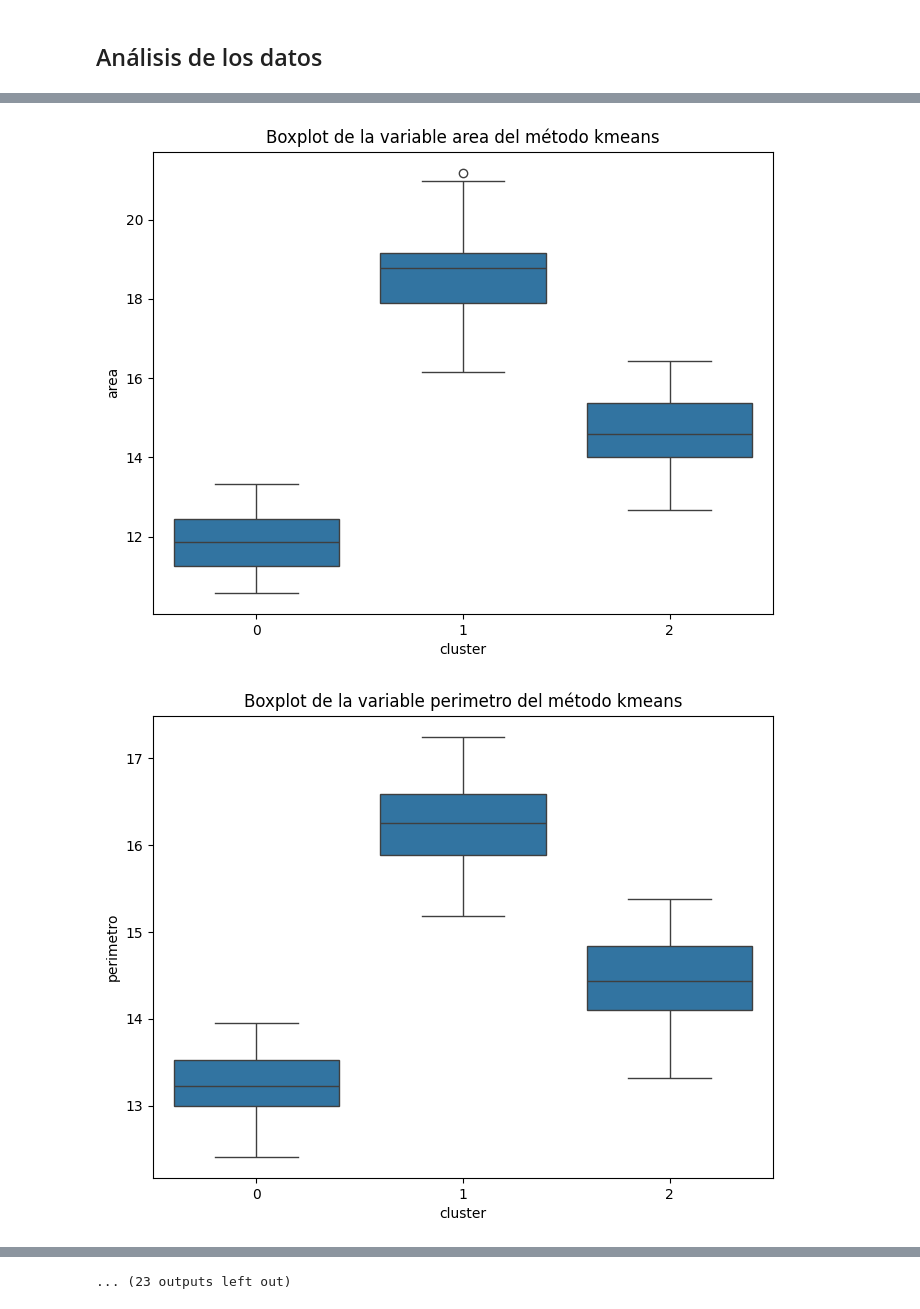
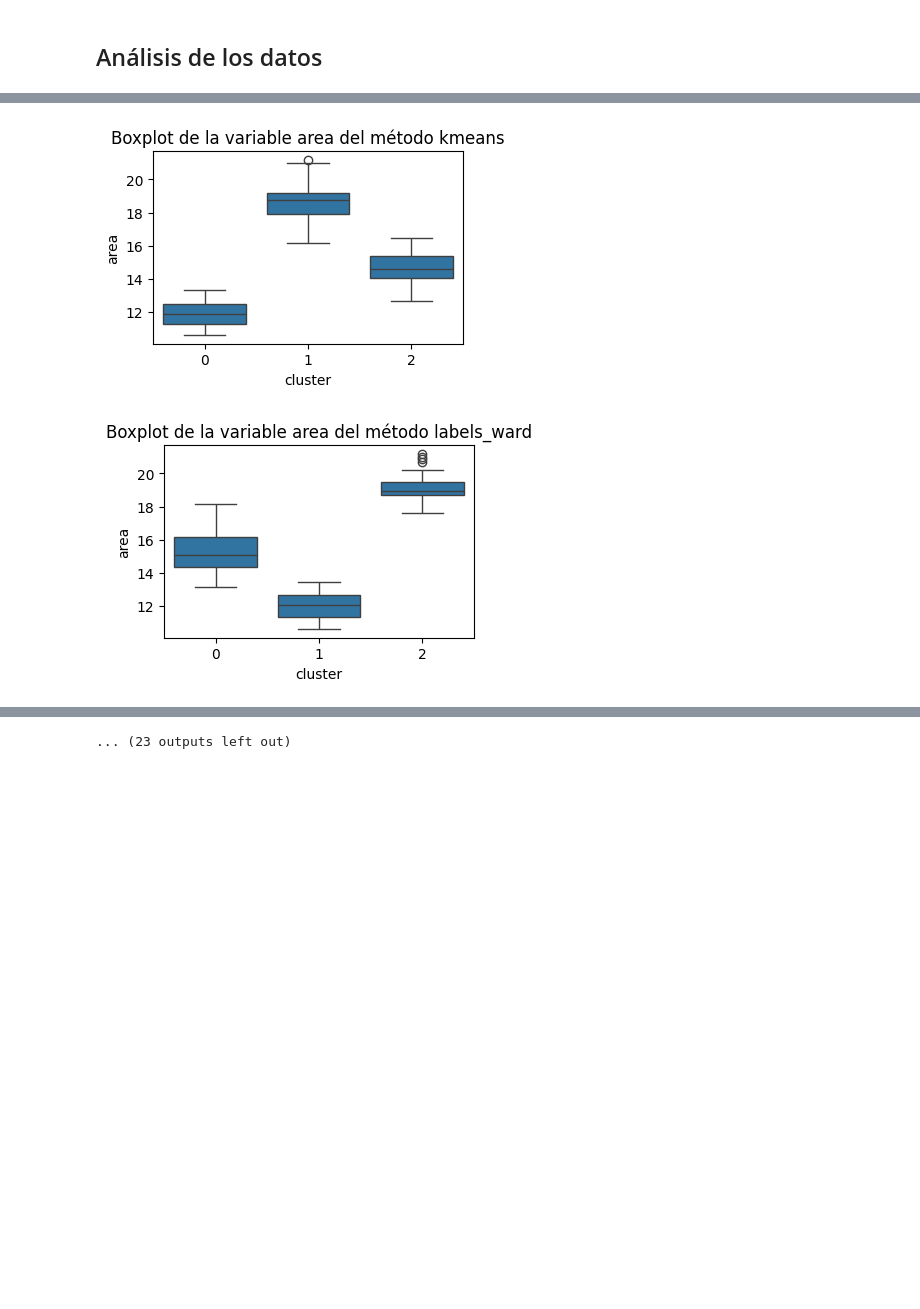
Before and after one commit to 100495801-UC3M/Machine-Learning, a Jupyter notebook: main.ipynb, the cells around one changed output, grey strips where cells are left out. Drawn from its saved outputs; the diff is of its cells as text; code cells hidden in the pictures; blank space fills up the shorter version.

```diff
--- a/main.ipynb
+++ b/main.ipynb
@@ -269,22 +269,22 @@ DBSCAN(eps=0.135, min_samples=4)
 # %%
 # Clasificación
 # ==============================================================================
-labels = modelo_dbscan.labels_
+labels_dbscan = modelo_dbscan.labels_
 
 fig, ax = plt.subplots(1, 1, figsize=(4.5, 4.5))
 
 ax.scatter(
     x = x_scaled[:, 0],
     y = x_scaled[:, 1],
-    c = labels,
+    c = labels_dbscan,
     marker    = 'o',
     edgecolor = 'black'
 )
 
 # Los outliers se identifican con el label -1
 ax.scatter(
-    x = x_scaled[labels == -1, 0],
-    y = x_scaled[labels == -1, 1],
+    x = x_scaled[labels_dbscan == -1, 0],
+    y = x_scaled[labels_dbscan == -1, 1],
     c = 'red',
     marker    = 'o',
     edgecolor = 'black',
@@ -331,12 +327,0 @@ Finalmente, usaremos boxplots para representar los datos de los clusters obtenid
-# %%
-# Boxplot de la variable surco por cluster (usando K-Means para 3 clusters)
-variable_tuple = ('area', 'perimetro', 'compacidad', 'longitud', 'anchura', 'asimetria', 'surco')
-df_box = df.copy()
-df_box['cluster'] = labels_kmeans  # Usa los labels de K-Means (3 clusters)
-for i in range(len(variable_tuple)):
-    variable = variable_tuple[i]
-    sns.boxplot(x='cluster', y=variable, data=df_box, order=sorted(df_box['cluster'].unique()))
-    plt.title(f'Boxplot de la variable {variable}')
-    plt.xlabel('cluster')
-    plt.ylabel(f'{variable}')
-    plt.show()
@@ -354,15 +329,18 @@ Las variables más significativas son area, perimetro, compacidad y anchura ya q
 Para comprobar si K-Means es el mejor método, ejecutamos el mismo código para las demás labels.
 # %%
+variable_tuple = ('area', 'perimetro', 'compacidad', 'longitud', 'anchura', 'asimetria', 'surco')
+df_box = df.copy()
 labels_dict = {"kmeans": labels_kmeans, "labels_ward": labels_ward, "labels_average": labels_average, "labels_complete": labels_complete, "labels_dbscan": labels_dbscan}
-for element in labels_dict.keys():
-    df_box['cluster'] = labels_dict[element]
-    for i in range(len(variable_tuple)):
-        variable = variable_tuple[i]
+for i in range(len(variable_tuple)):
+    variable = variable_tuple[i]
+    for element in labels_dict.keys():
+        df_box['cluster'] = labels_dict[element]
+        plt.figure(figsize=(4, 2.5))
         sns.boxplot(x='cluster', y=variable, data=df_box, order=sorted(df_box['cluster'].unique()))
         plt.title(f'Boxplot de la variable {variable} del método {element}')
         plt.xlabel('cluster')
         plt.ylabel(f'{variable}')
         plt.show()
 # %% [output]
-[figure, old version]
+[figure, new version]
-[figure, old version]
+[figure, new version]
```
Also changed, not shown: parts of 6 cells of this notebook.
